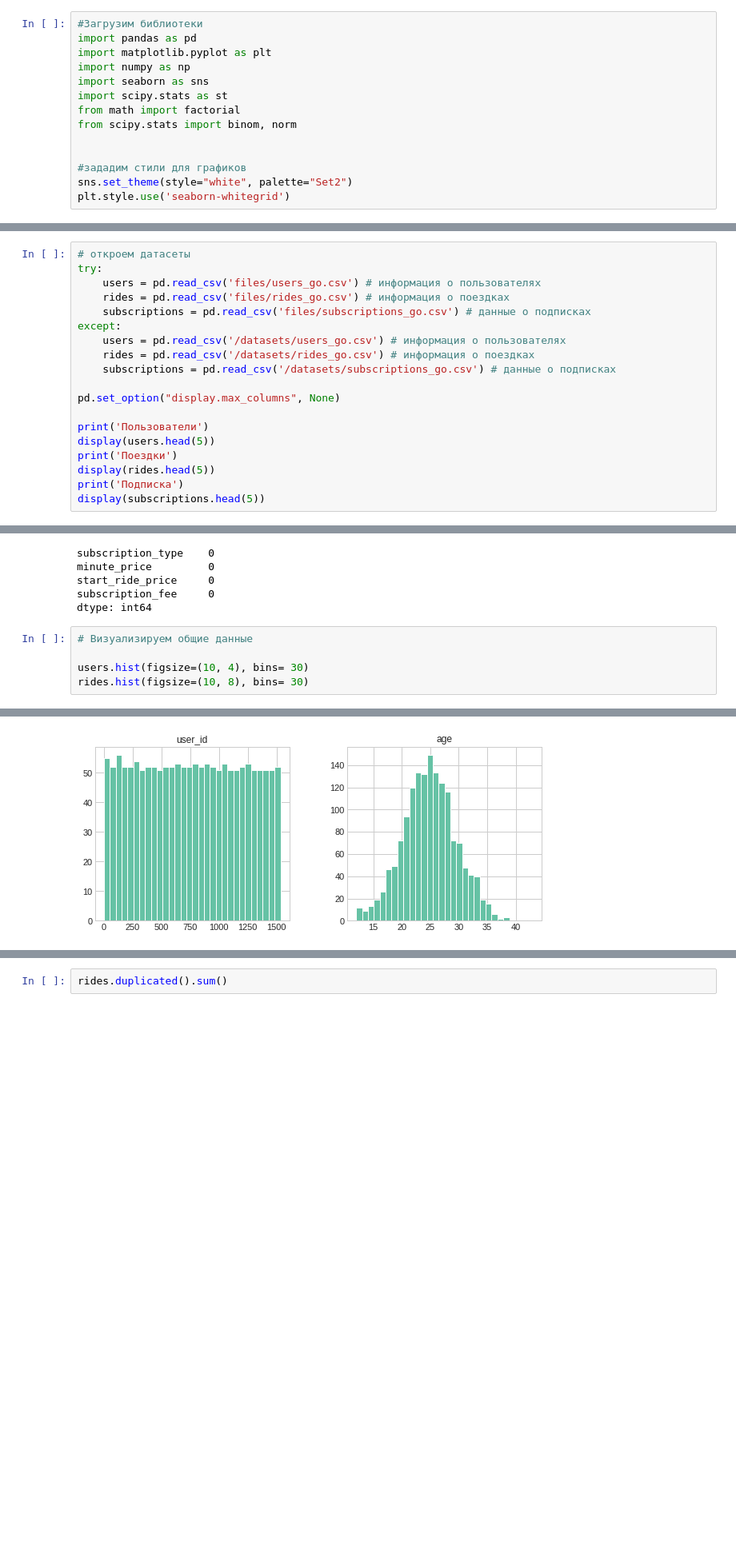
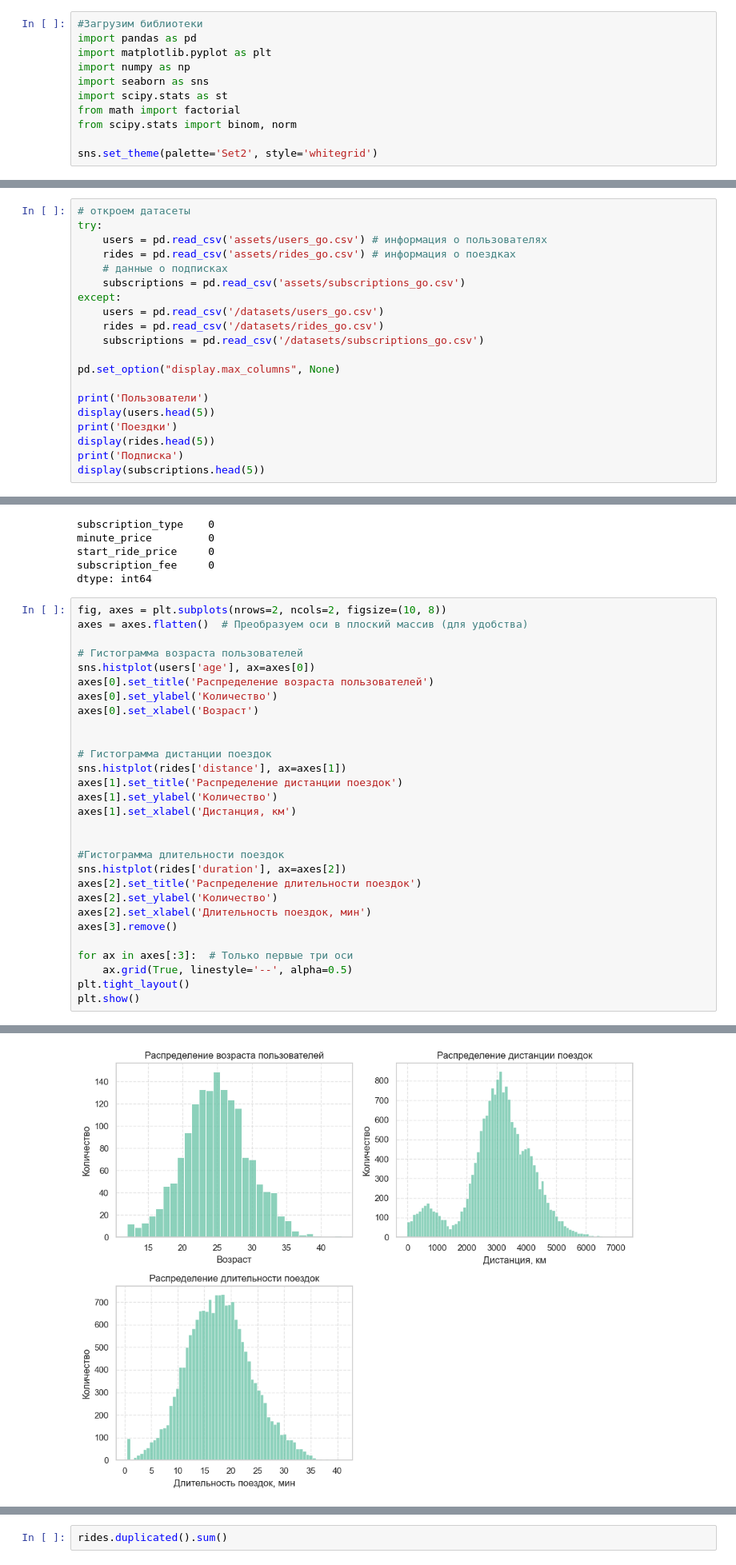
Before and after one commit to Izymka/practicum_stat_analys, a Jupyter notebook: scooter_project_done.ipynb, the cells around one changed output, grey strips where cells are left out. Shown at 80% size. Saved outputs shown, nothing was run; the diff lists cells and outputs as text; blank space fills up the shorter version.

```diff
--- a/scooter_project_done.ipynb
+++ b/scooter_project_done.ipynb
@@ -84,7 +33,4 @@ import scipy.stats as st
 from math import factorial
 from scipy.stats import binom, norm
 
-
-#зададим стили для графиков
-sns.set_theme(style="white", palette="Set2")
-plt.style.use('seaborn-whitegrid')
+sns.set_theme(palette='Set2', style='whitegrid')
@@ -98,13 +39,14 @@ plt.style.use('seaborn-whitegrid')
 # %%
 # откроем датасеты
 try:
-    users = pd.read_csv('files/users_go.csv') # информация о пользователях
-    rides = pd.read_csv('files/rides_go.csv') # информация о поездках
-    subscriptions = pd.read_csv('files/subscriptions_go.csv') # данные о подписках
+    users = pd.read_csv('assets/users_go.csv') # информация о пользователях
+    rides = pd.read_csv('assets/rides_go.csv') # информация о поездках
+    # данные о подписках
+    subscriptions = pd.read_csv('assets/subscriptions_go.csv')
 except:
-    users = pd.read_csv('/datasets/users_go.csv') # информация о пользователях
-    rides = pd.read_csv('/datasets/rides_go.csv') # информация о поездках
-    subscriptions = pd.read_csv('/datasets/subscriptions_go.csv') # данные о подписках
+    users = pd.read_csv('/datasets/users_go.csv')
+    rides = pd.read_csv('/datasets/rides_go.csv')
+    subscriptions = pd.read_csv('/datasets/subscriptions_go.csv')
 
 pd.set_option("display.max_columns", None)
 
@@ -225,8 +134,32 @@ start_ride_price     0
 subscription_fee     0
 dtype: int64
 # %%
-# Визуализируем общие данные
+fig, axes = plt.subplots(nrows=2, ncols=2, figsize=(10, 8))
+axes = axes.flatten()  # Преобразуем оси в плоский массив (для удобства)
 
-users.hist(figsize=(10, 4), bins= 30)
-rides.hist(figsize=(10, 8), bins= 30)
+# Гистограмма возраста пользователей
+sns.histplot(users['age'], ax=axes[0])
+axes[0].set_title('Распределение возраста пользователей')
+axes[0].set_ylabel('Количество')
+axes[0].set_xlabel('Возраст')
+
+
+# Гистограмма дистанции поездок
+sns.histplot(rides['distance'], ax=axes[1])
+axes[1].set_title('Распределение дистанции поездок')
+axes[1].set_ylabel('Количество')
+axes[1].set_xlabel('Дистанция, км')
+
+
+#Гистограмма длительности поездок
+sns.histplot(rides['duration'], ax=axes[2])
+axes[2].set_title('Распределение длительности поездок')
+axes[2].set_ylabel('Количество')
+axes[2].set_xlabel('Длительность поездок, мин')
+axes[3].remove()
+
+for ax in axes[:3]:  # Только первые три оси
+    ax.grid(True, linestyle='--', alpha=0.5)
+plt.tight_layout()
+plt.show()
 # %% [output]
@@ -237 +166 @@ array([[<AxesSubplot:title={'center':'user_id'}>,
-[figure, old version]
+[figure, new version]
```
Also changed, not shown: parts of 51 cells of this notebook, 1 other file.
